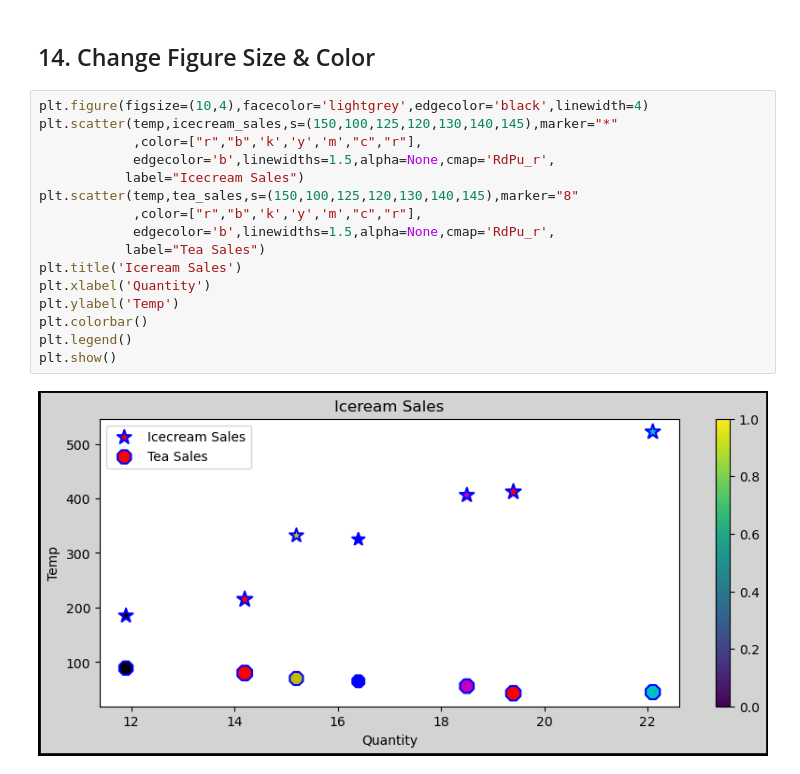
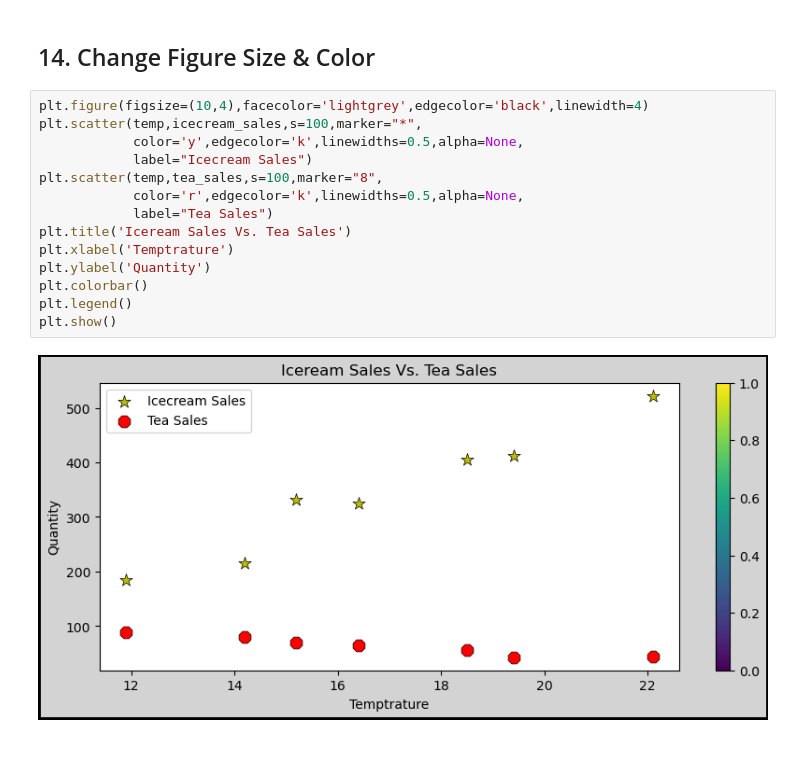
Before and after one commit to Lunanr/Fundamental-Matplotlib, a Jupyter notebook: 5. Scatter Plot/Scatter Plot.ipynb, the cells around one changed output. Cells and saved outputs as stored; diff of their text form.

```diff
--- a/5. Scatter Plot/Scatter Plot.ipynb
+++ b/5. Scatter Plot/Scatter Plot.ipynb
@@ -205,19 +205,17 @@ plt.show()
 ## 14. Change Figure Size & Color
 # %%
 plt.figure(figsize=(10,4),facecolor='lightgrey',edgecolor='black',linewidth=4)
-plt.scatter(temp,icecream_sales,s=(150,100,125,120,130,140,145),marker="*"
-            ,color=["r","b",'k','y','m',"c","r"],
-            edgecolor='b',linewidths=1.5,alpha=None,cmap='RdPu_r',
-           label="Icecream Sales")
-plt.scatter(temp,tea_sales,s=(150,100,125,120,130,140,145),marker="8"
-            ,color=["r","b",'k','y','m',"c","r"],
-            edgecolor='b',linewidths=1.5,alpha=None,cmap='RdPu_r',
-           label="Tea Sales")
-plt.title('Iceream Sales')
-plt.xlabel('Quantity')
-plt.ylabel('Temp')
+plt.scatter(temp,icecream_sales,s=100,marker="*",
+            color='y',edgecolor='k',linewidths=0.5,alpha=None,
+            label="Icecream Sales")
+plt.scatter(temp,tea_sales,s=100,marker="8",
+            color='r',edgecolor='k',linewidths=0.5,alpha=None,
+            label="Tea Sales")
+plt.title('Iceream Sales Vs. Tea Sales')
+plt.xlabel('Temptrature')
+plt.ylabel('Quantity')
 plt.colorbar()
 plt.legend()
 plt.show()
 # %% [output]
-[figure, old version]
+[figure, new version]
```
Also changed, not shown: parts of 1 cell of this notebook, 2 other files.
